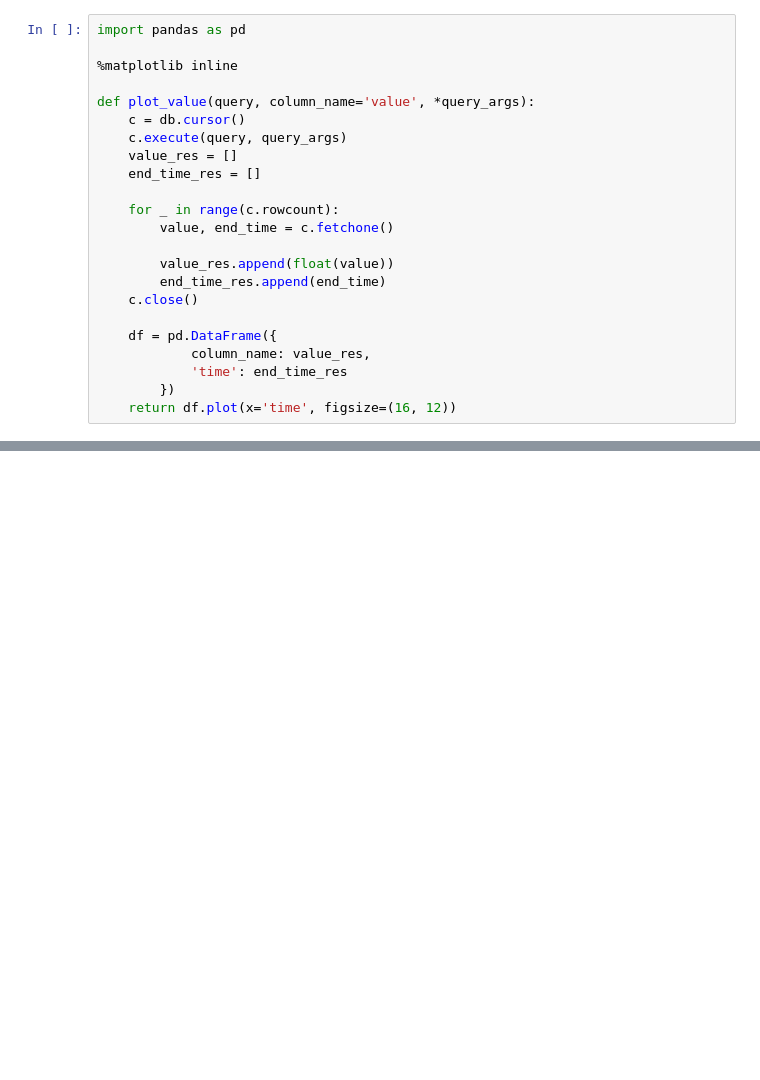
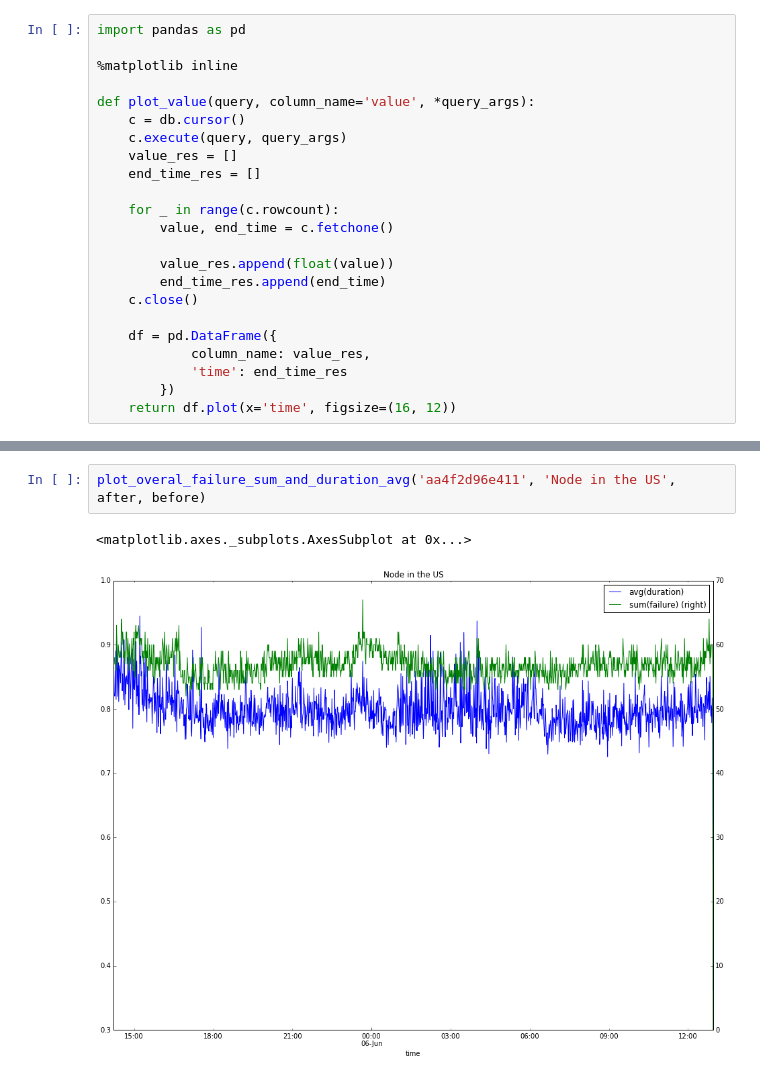
Before and after one commit to henadzit/webhealth, a Jupyter notebook: notebooks/finding_failed_websites.ipynb, the cells around one changed output, grey strips where cells are left out. Cells and saved outputs as stored; diff of their text form; blank space fills up the shorter version.

```diff
--- a/notebooks/finding_failed_websites.ipynb
+++ b/notebooks/finding_failed_websites.ipynb
@@ -141,0 +111,5 @@ ah.plot_duration_and_success('smashbox.com')
+# %%
+plot_overal_failure_sum_and_duration_avg('aa4f2d96e411', 'Node in the US', after, before)
+# %% [output]
+<matplotlib.axes._subplots.AxesSubplot at 0x...>
+[figure, added]
```
Also changed, not shown: parts of 14 cells of this notebook, 3 other files.
